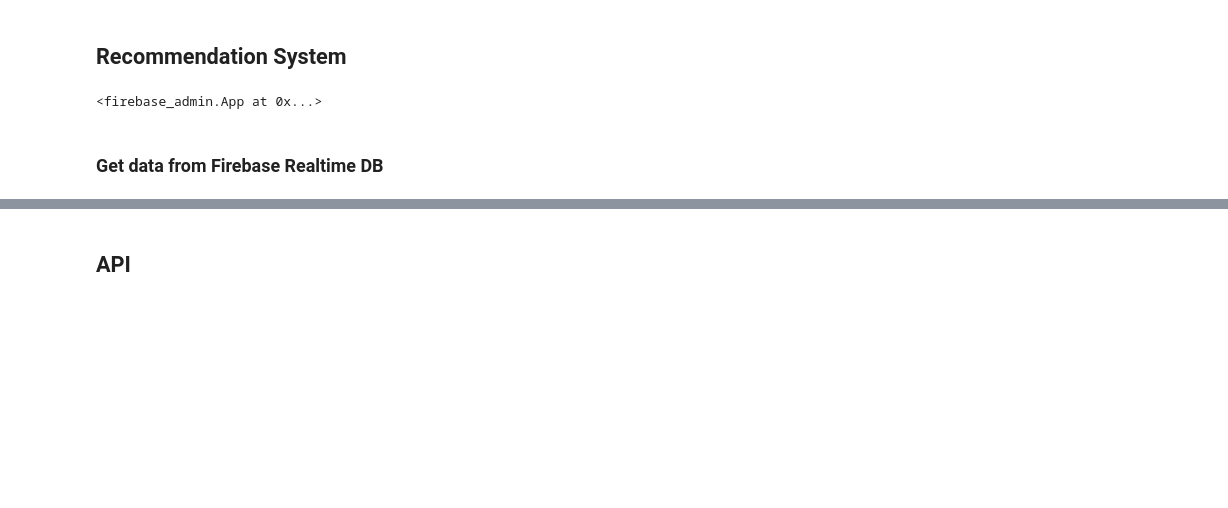
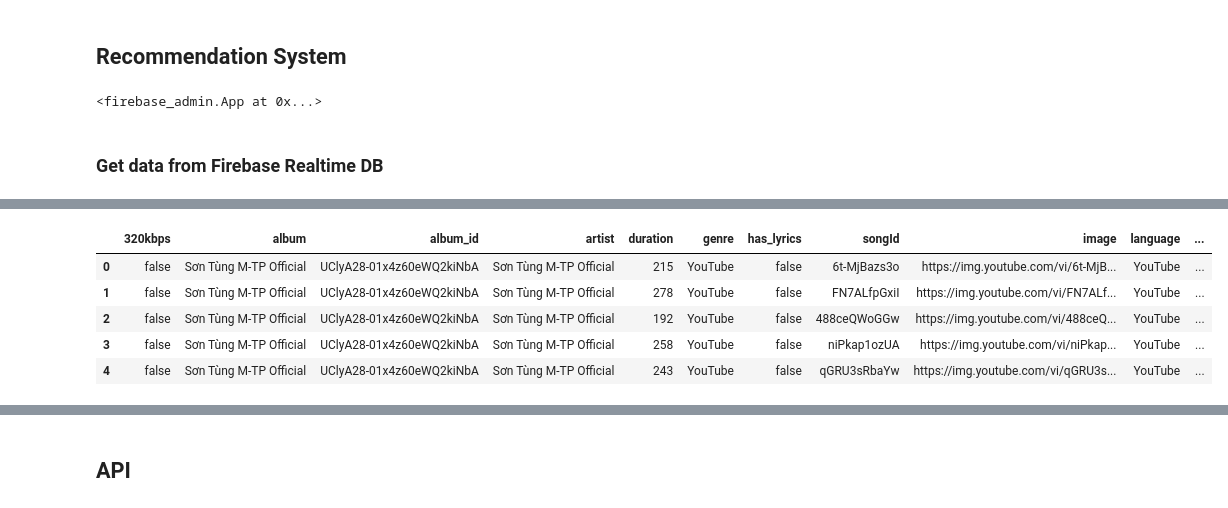
Before and after one commit to IncognitoTabs/GraduationProject, a Jupyter notebook: RecommendationSystem/test.ipynb, the cells around one changed output, grey strips where cells are left out. Saved outputs shown, nothing was run; the diff lists cells and outputs as text; code cells hidden in the pictures; blank space fills up the shorter version.

```diff
--- a/RecommendationSystem/test.ipynb
+++ b/RecommendationSystem/test.ipynb
@@ -22,0 +79,13 @@ for key in stat:
+# %%
+import nltk
+from nltk.stem.porter import PorterStemmer
+ps=PorterStemmer()
+def steming(text):
+  l=[]
+  for i in text:
+    l.append(ps.stem(i))
+  return l
+
+song_stat_df['all_tags'] = song_stat_df['all_tags'].apply(steming)
+song_stat_df['all_tags'] = song_stat_df['all_tags'].apply(lambda x: " ".join(x))
+song_stat_df
@@ -22,0 +106,6 @@ for key in stat:
+# %%
+from sklearn.feature_extraction.text import TfidfVectorizer
+tfidf = TfidfVectorizer(stop_words='english')
+all_tags = song_stat_df['all_tags']
+data = tfidf.fit_transform(all_tags).toarray()
+data
@@ -22,0 +120,4 @@ for key in stat:
+# %%
+from sklearn.metrics.pairwise import cosine_similarity
+similarity = cosine_similarity(data)
+similarity
@@ -23,3 +138,29 @@ for key in stat:
+# %%
+def movie_recommend(movie):
+    index = song_stat_df[song_stat_df['songId'] == movie].index[0]
+    distances = sorted(list(enumerate(similarity[index])),reverse=True,key = lambda x: x[1])
+    list_id = []
+    for i in distances:
+        if len(list_id) > 20:
+            break
+        id = song_stat_df.iloc[i[0]].songId
+        if id not in list_id:
+            list_id.append(id)
+    columns = ['320kbps','album','album_id','artist','duration','genre','has_lyrics','songId','image','language','perma_url','release_date','subtitle','title','url','year']
+    list_result = pd.DataFrame(columns= columns)
+    for id in list_id:
+        result = songs_df.query('songId == @id')
+        list_result = pd.concat([list_result, result], ignore_index=True).drop_duplicates(['songId'])
+    return list_result
+
+movie_recommend("6t-MjBazs3o").head()
+# %% [output]
+|  | 320kbps | album | album_id | artist | duration | genre | has_lyrics | songId | image | language | ... |
+| 0 | false | Sơn Tùng M-TP Official | UClyA28-01x4z60eWQ2kiNbA | Sơn Tùng M-TP Official | 215 | YouTube | false | 6t-MjBazs3o | https://img.youtube.com/vi/6t-MjB... | YouTube | ... |
+| 1 | false | Sơn Tùng M-TP Official | UClyA28-01x4z60eWQ2kiNbA | Sơn Tùng M-TP Official | 278 | YouTube | false | FN7ALfpGxiI | https://img.youtube.com/vi/FN7ALf... | YouTube | ... |
+| 2 | false | Sơn Tùng M-TP Official | UClyA28-01x4z60eWQ2kiNbA | Sơn Tùng M-TP Official | 192 | YouTube | false | 488ceQWoGGw | https://img.youtube.com/vi/488ceQ... | YouTube | ... |
+| 3 | false | Sơn Tùng M-TP Official | UClyA28-01x4z60eWQ2kiNbA | Sơn Tùng M-TP Official | 258 | YouTube | false | niPkap1ozUA | https://img.youtube.com/vi/niPkap... | YouTube | ... |
+| 4 | false | Sơn Tùng M-TP Official | UClyA28-01x4z60eWQ2kiNbA | Sơn Tùng M-TP Official | 243 | YouTube | false | qGRU3sRbaYw | https://img.youtube.com/vi/qGRU3s... | YouTube | ... |
 # %%
 rec_sys = recommender.recommender_system()
 rec_sys.data_preprocessing(songs=songs, stats= stats)
```
Also changed, not shown: parts of 13 cells of this notebook, 11 other files.
